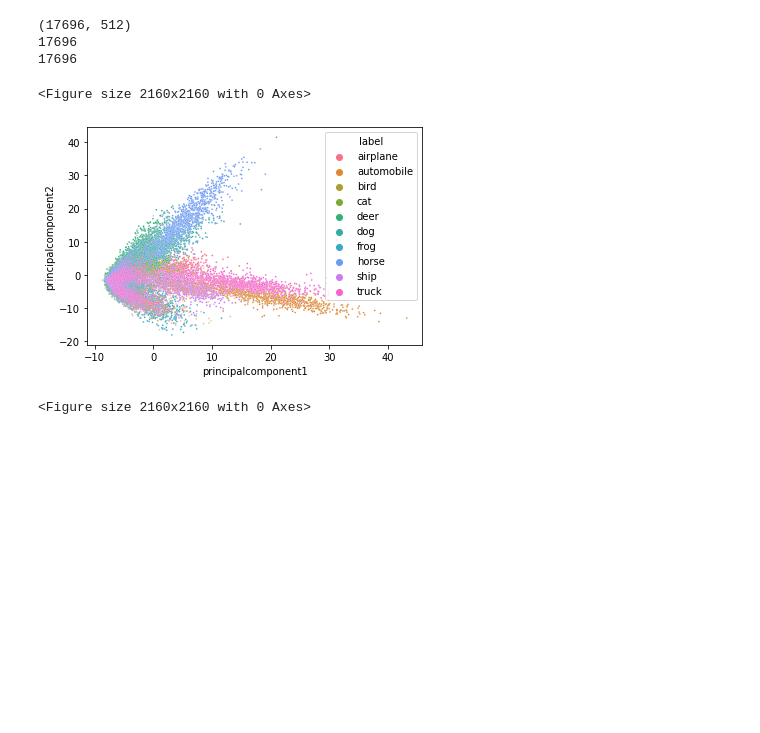
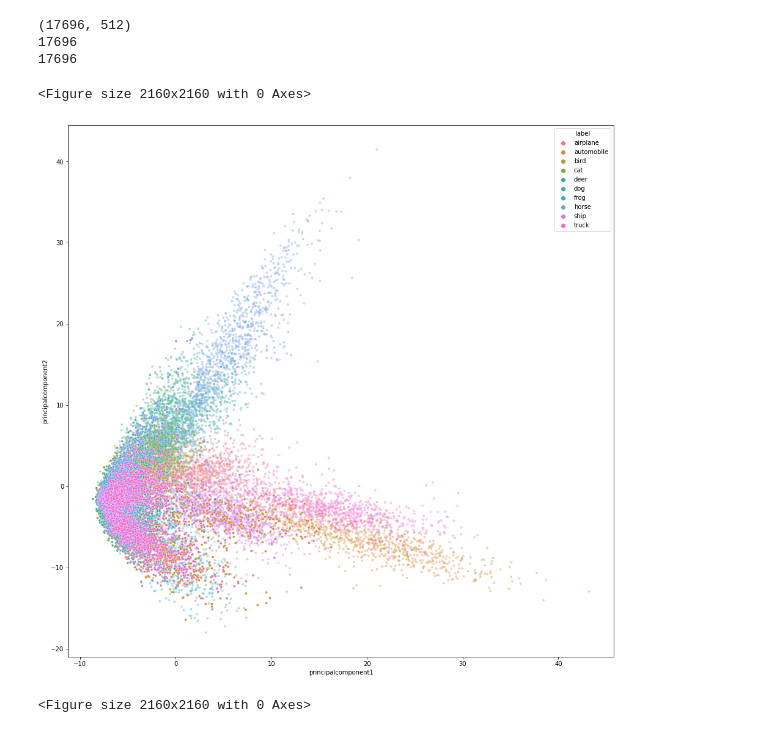
Before and after one commit to RobHug01/Adversarial_ML, a Jupyter notebook: PCA_Manifolds.ipynb, the cells around one changed output. Saved outputs shown, nothing was run; the diff lists cells and outputs as text; code cells hidden in the pictures; blank space fills up the shorter version.

Commit message:
updated graphs

```diff
--- a/PCA_Manifolds.ipynb
+++ b/PCA_Manifolds.ipynb
@@ -197,20 +200,25 @@ df3 = pd.DataFrame(data = pca3_data
 # %%
 principalDf = pd.concat([df1,pd.DataFrame(labels)],axis = 1,join='inner', ignore_index=True)
 principalDf = principalDf.loc[:,~principalDf.columns.duplicated()]
 principalDf.columns = ["principalcomponent1", "principalcomponent2", "label"]
 
+fig = plt.gcf()
+fig.set_size_inches(16,16)
+
 flatui = ["#9b59b6", "#3498db", "orange"]
 sns.set_palette(flatui)
-ax = sns.scatterplot( x="principalcomponent1", y="principalcomponent2", data=principalDf[:9226], s = 3,
+sns.scatterplot( x="principalcomponent1", y="principalcomponent2", data=principalDf[:9226], s = 15, alpha = .4,
            hue='label', legend=True)
 
-sns.scatterplot( x="principalcomponent1", y="principalcomponent2", data=principalDf[9226:], s = 3, alpha = .5,
-           hue='label', legend=False, ax=ax)
+sns.scatterplot( x="principalcomponent1", y="principalcomponent2", data=principalDf[9226:], s = 15, alpha = 1,
+           hue='label', legend=False)
+
+
 
 plt.figure(figsize=(30,30))
 # %% [output]
 <Figure size 2160x2160 with 0 Axes>
-[figure, old version]
+[figure, new version]
 <Figure size 2160x2160 with 0 Axes>
 # %%
 principalDf = pd.concat([df2,pd.DataFrame(labels)],axis = 1,join='inner', ignore_index=True)
```
Also changed, not shown: parts of 3 cells of this notebook.
